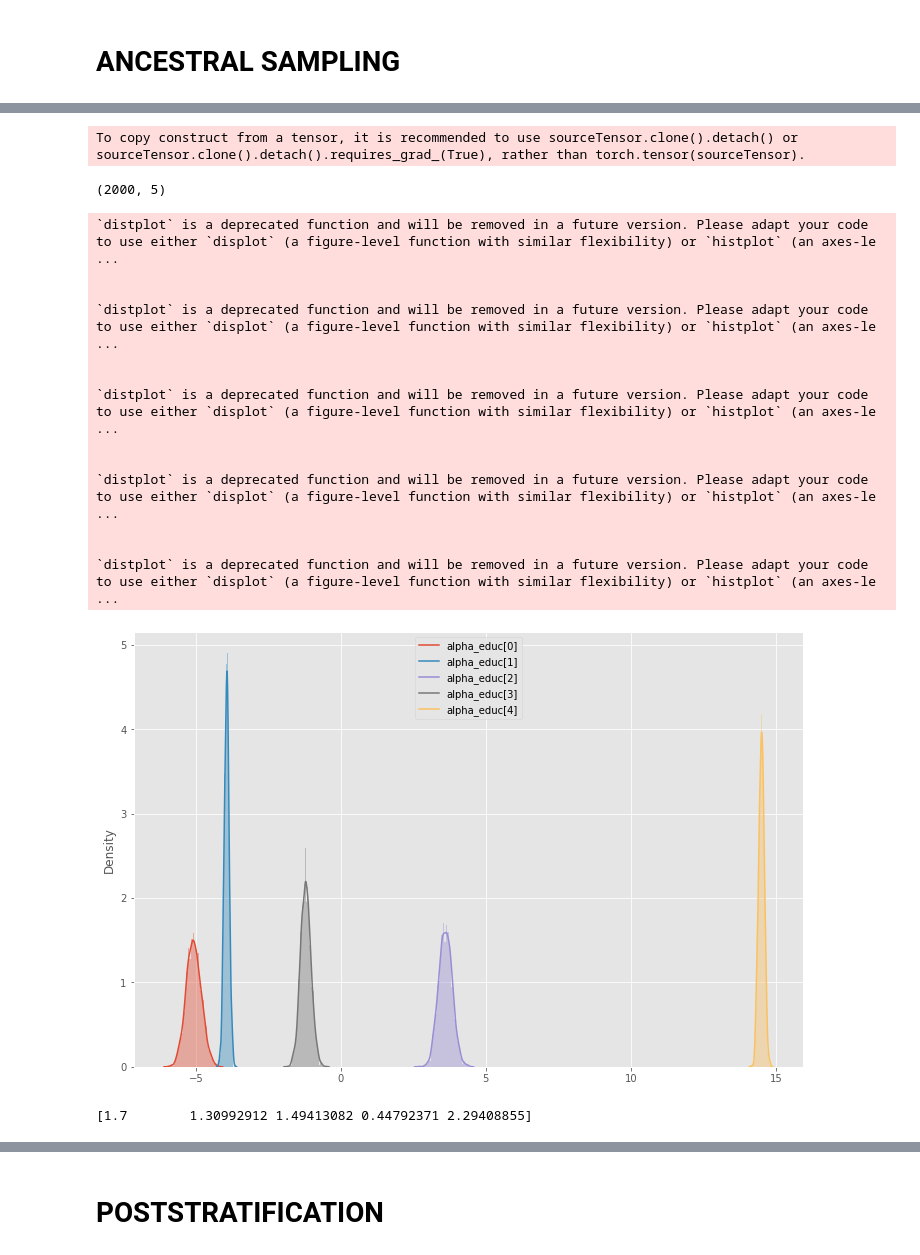
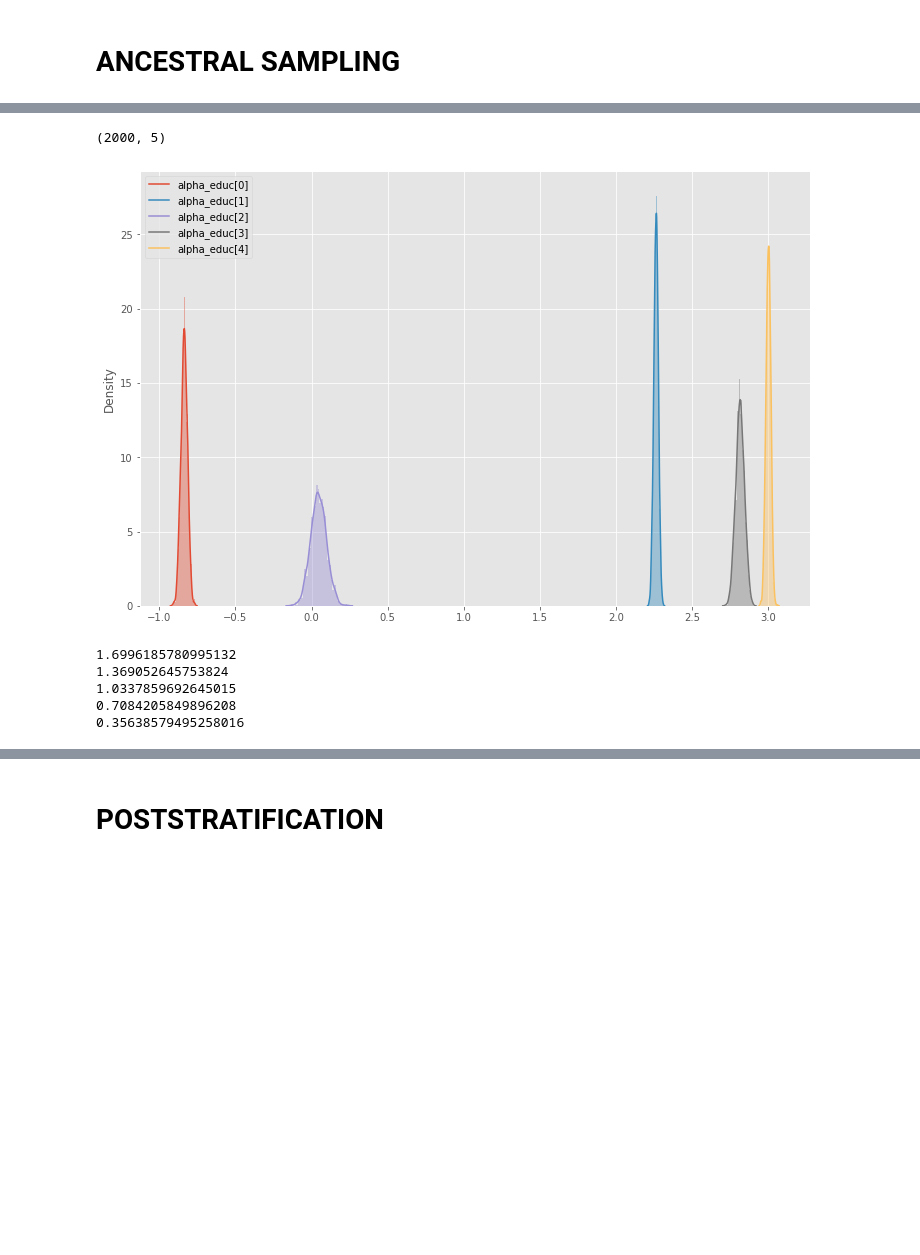
Before and after one commit to JakubReha/misterP, a Jupyter notebook: model.ipynb, the cells around one changed output, grey strips where cells are left out. Cells and saved outputs as stored; diff of their text form; code cells hidden in the pictures; blank space fills up the shorter version.

```diff
--- a/model.ipynb
+++ b/model.ipynb
@@ -224,7 +259,7 @@ samples, params_samples = sample_params(guide, X,states_x, y,model)
 # %%
 n_cat = 5
 for c in range(n_cat):
-    sns.distplot(params_samples["gammas"][:,c])
+    sns.distplot(params_samples["alpha_educ"][:,c])
 plt.legend(["alpha_educ[%d]" % c for c in range(n_cat)])
 plt.show()
 # %% [output]
@@ -315,9 +336,9 @@ predictions: [0. 1. 0. ... 0. 0. 0.]
 true values: [1. 1. 1. ... 0. 0. 0.]
 Accuracy: 0.5979100484868751
 # %%
-n_cat = 7
+n_cat = 5
 for c in range(n_cat):
-    sns.distplot(hmc_samples.item()["gammas"][:,c])
+    sns.distplot(hmc_samples.item()["alpha_educ"][:,c])
 plt.legend(["alpha_educ[%d]" % c for c in range(n_cat)])
 plt.show()
 # %% [output]
@@ -472,3 +497,3 @@ y_ancest.sum()/len(y_ancest)
 # %%
-guide_ancest = train_SVI(torch.tensor(X_ancest).float(),torch.tensor(y_ancest).float(),states_x,model)
+guide_ancest = train_SVI(torch.tensor(X_ancest).float(),torch.tensor(y_ancest).float(),states_x,model_ancest)
 # %% [output]
@@ -488,31 +512,21 @@ To copy construct from a tensor, it is recommended to use sourceTensor.clone().d
 # %%
-samples, params_samples = sample_params(guide_ancest,torch.tensor(X_ancest).float(),states_x, torch.tensor(y_ancest).float(), model)
+samples_ancest, params_samples_ancest = sample_params(guide_ancest,torch.tensor(X_ancest).float(),states_x, torch.tensor(y_ancest).float(), model_ancest)
-# %% [output]
-To copy construct from a tensor, it is recommended to use sourceTensor.clone().detach() or sourceTensor.clone().detach().requires_grad_(True), rather than torch.tensor(sourceTensor).
 # %%
 n_cat = 5
-print(params_samples["alpha_educ"].shape)
+print(params_samples_ancest["alpha_educ"].shape)
 for c in range(n_cat):
-    sns.distplot(params_samples["alpha_educ"][:,c])
+    sns.distplot(params_samples_ancest["alpha_educ"][:,c])
 plt.legend(["alpha_educ[%d]" % c for c in range(n_cat)])
 plt.show()
 # %% [output]
 (2000, 5)
-`distplot` is a deprecated function and will be removed in a future version. Please adapt your code to use either `displot` (a figure-level function with similar flexibility) or `histplot` (an axes-le ...
-
-
-`distplot` is a deprecated function and will be removed in a future version. Please adapt your code to use either `displot` (a figure-level function with similar flexibility) or `histplot` (an axes-le ...
-
-
-`distplot` is a deprecated function and will be removed in a future version. Please adapt your code to use either `displot` (a figure-level function with similar flexibility) or `histplot` (an axes-le ...
-
-
-`distplot` is a deprecated function and will be removed in a future version. Please adapt your code to use either `displot` (a figure-level function with similar flexibility) or `histplot` (an axes-le ...
-
-
-`distplot` is a deprecated function and will be removed in a future version. Please adapt your code to use either `displot` (a figure-level function with similar flexibility) or `histplot` (an axes-le ...
-[figure, old version]
+[figure, new version]
-# %%
-print(alpha_educ_ancest)
-# %% [output]
-[1.7        1.30992912 1.49413082 0.44792371 2.29408855]
+# %%
+for k in alpha_educ_ancest:
+    print(k.mean())
+# %% [output]
+1.6996185780995132
+1.369052645753824
+1.0337859692645015
+0.7084205849896208
+0.35638579495258016
```
Also changed, not shown: parts of 44 cells of this notebook, 2 other files.
